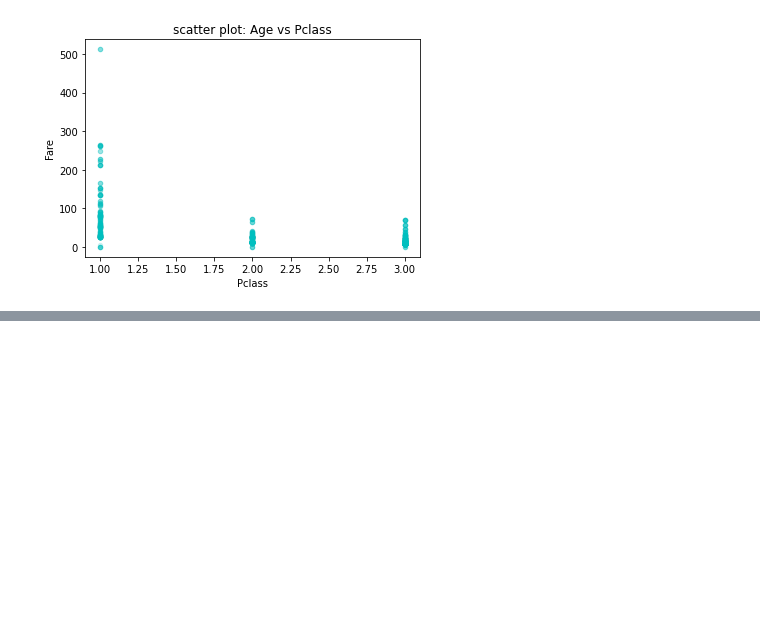
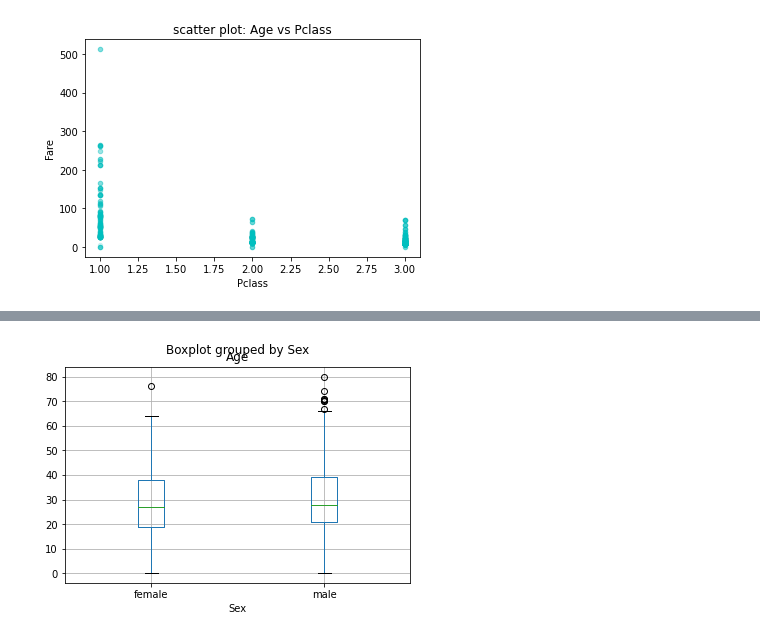
Before and after one commit to datenleben/Titanic-Data-Analysis, a Jupyter notebook: Titanic_Data_Analysis.ipynb, the cells around one changed output, grey strips where cells are left out. Saved outputs shown, nothing was run; the diff lists cells and outputs as text; code cells hidden in the pictures; blank space fills up the shorter version.

```diff
--- a/Titanic_Data_Analysis.ipynb
+++ b/Titanic_Data_Analysis.ipynb
@@ -321,0 +595,5 @@ df.plot.scatter(x='Pclass', y='Fare', color='c', title ='scatter plot: Age vs Pc
+# %%
+#Visualize using boxplot
+df[df.Age.notnull()].boxplot('Age','Sex');
+# %% [output]
+[figure, added]
```
Also changed, not shown: parts of 40 cells of this notebook.
